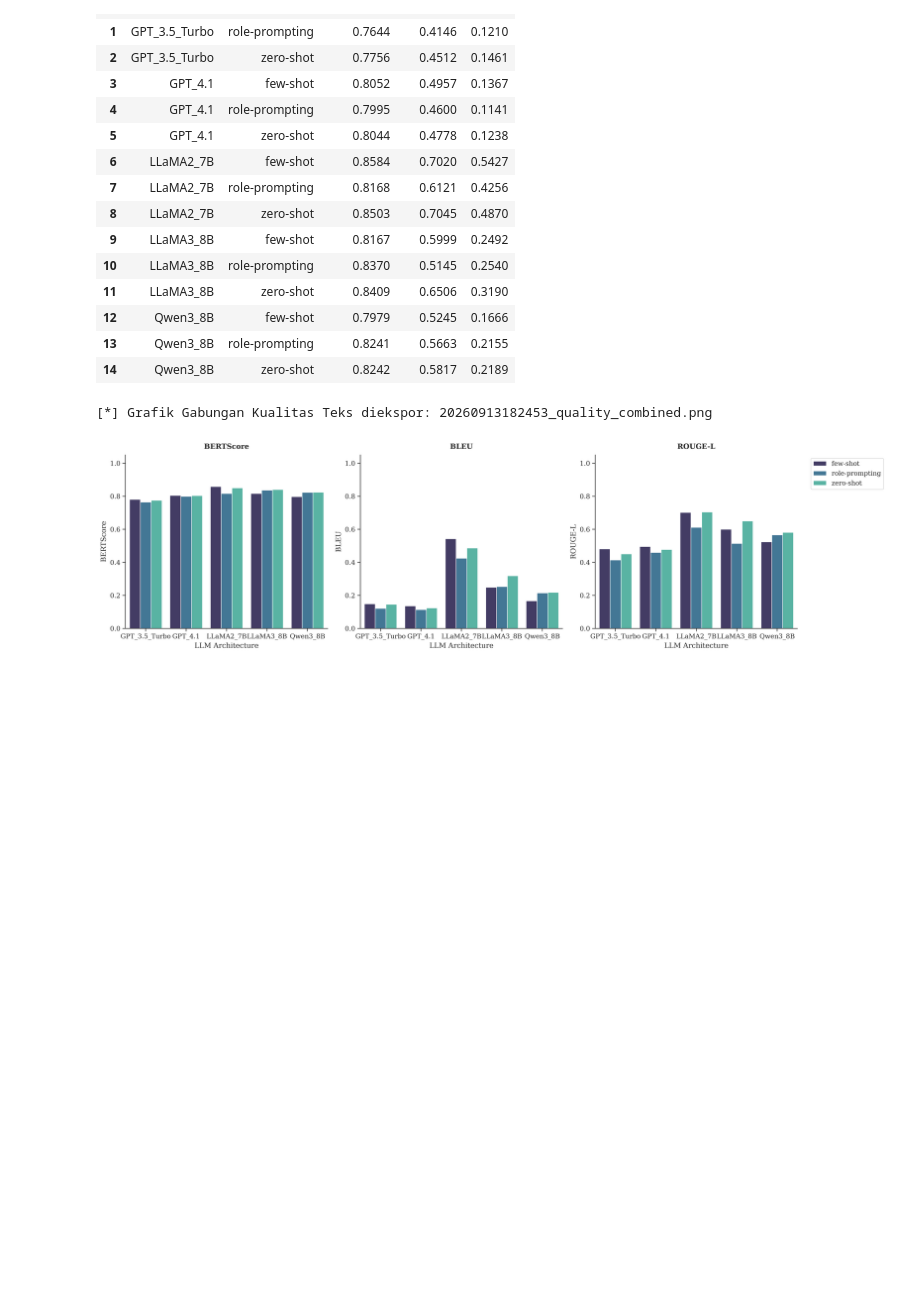
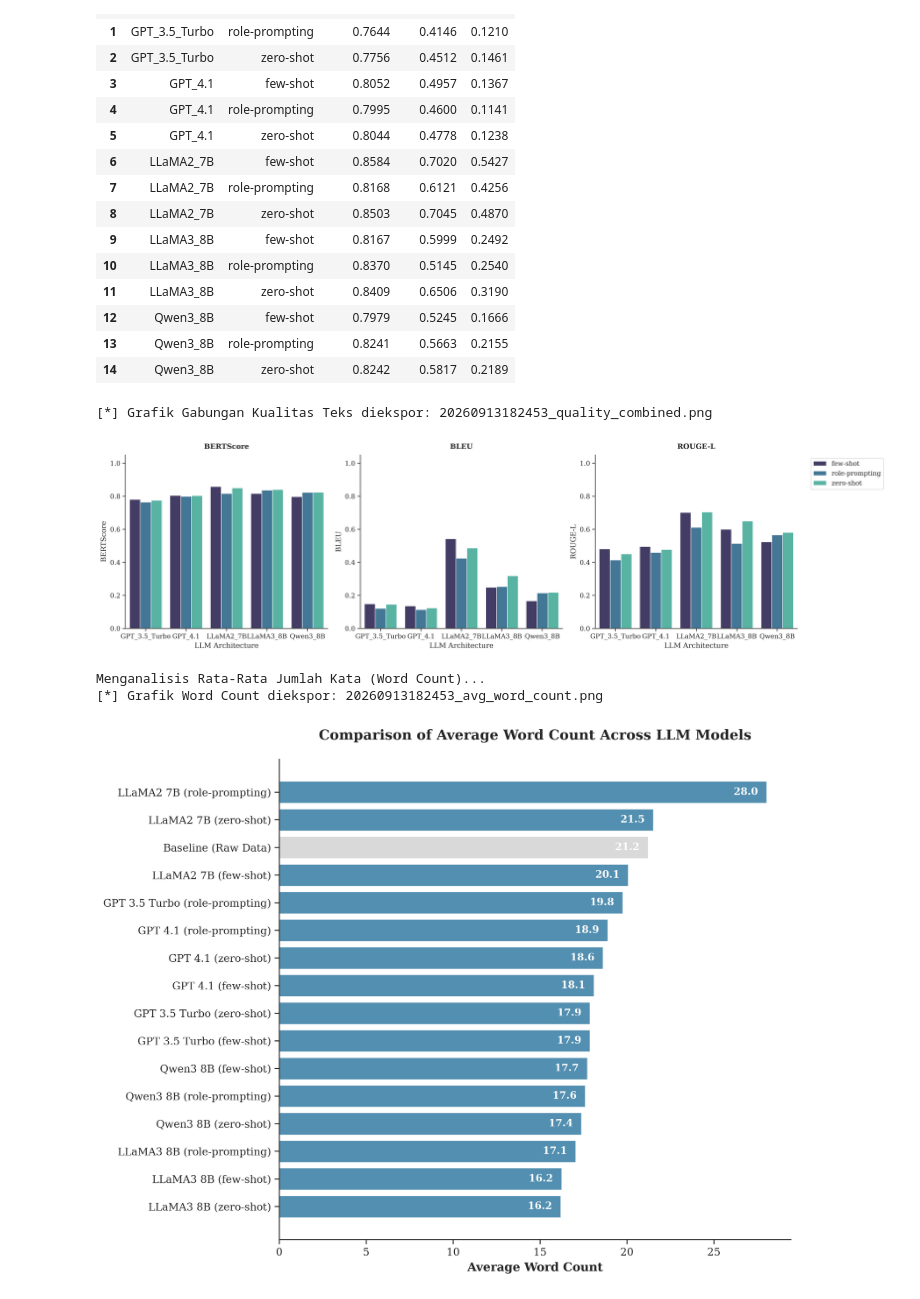
Before and after one commit to farhanhr/llm_generated_dataset, a Jupyter notebook: notebooks/notebooksV2.ipynb, the cells around one changed output. Cells and saved outputs as stored; diff of their text form; code cells hidden in the pictures; blank space fills up the shorter version.

Commit message:
feat: average word count

```diff
--- a/notebooks/notebooksV2.ipynb
+++ b/notebooks/notebooksV2.ipynb
@@ -296,3 +296,57 @@ Memproses Metrik Kualitas Teks (BERTScore, ROUGE-L, BLEU)...
 | 14 | Qwen3_8B | zero-shot | 0.8242 | 0.5817 | 0.2189 |
 [*] Grafik Gabungan Kualitas Teks diekspor: 20260913182453_quality_combined.png
 [figure]
+# %%
+print("Menganalisis Rata-Rata Jumlah Kata (Word Count)...")
+
+word_counts = []
+
+raw_spam = df_raw[df_raw['Kategori'] == 'spam'].copy()
+raw_spam['word_count'] = raw_spam['Pesan'].apply(lambda x: len(str(x).split()))
+base_avg = raw_spam['word_count'].mean()
+word_counts.append({'Model': 'Baseline', 'Teknik': 'Raw Data', 'Avg_Word_Count': base_avg})
+
+SYNTHETIC_DIR = os.path.join("data", "augmented", TIMESTAMP, "synthetic")
+
+for file in glob.glob(os.path.join(SYNTHETIC_DIR, "*.csv")):
+    model_name, technique = parse_model_technique(os.path.basename(file))
+    try:
+        df_syn = pd.read_csv(file)
+        if 'Pesan' in df_syn.columns:
+            df_syn['word_count'] = df_syn['Pesan'].apply(lambda x: len(str(x).split()))
+            avg_wc = df_syn['word_count'].mean()
+            word_counts.append({'Model': model_name, 'Teknik': technique, 'Avg_Word_Count': avg_wc})
+    except Exception as e:
+        print(f"Gagal memproses {file}: {e}")
+
+df_wc = pd.DataFrame(word_counts)
+df_wc = df_wc.sort_values(by='Avg_Word_Count', ascending=False)
+df_wc['Label'] = df_wc.apply(lambda row: f"{row['Model']} ({row['Teknik']})", axis=1)
+
+base_color = sns.color_palette("mako", 1)[0]
+colors = ['#d3d3d3' if 'Baseline' in label else base_color for label in df_wc['Label']]
+
+fig, ax = plt.subplots(figsize=(10, 8))
+bars = ax.barh(df_wc['Label'], df_wc['Avg_Word_Count'], color=colors, alpha=0.85)
+
+ax.set_xlabel('Average Word Count', fontweight='bold', fontsize=12)
+ax.set_title('Comparison of Average Word Count Across LLM Models', fontweight='bold', fontsize=14, pad=20)
+ax.invert_yaxis() # Urutkan dari yang terbanyak di atas
+
+for bar in bars:
+    width = bar.get_width()
+    ax.text(width - 0.5,
+            bar.get_y() + bar.get_height()/2,
+            f'{width:.1f}',
+            ha='right', va='center',
+            fontweight='bold', color='white' if width > 15 else 'black', fontsize=10)
+
+plt.tight_layout()
+plt_filename = f"{TIMESTAMP}_avg_word_count.png"
+plt.savefig(os.path.join(output_fig_dir, plt_filename), bbox_inches='tight', dpi=300)
+print(f"[*] Grafik Word Count diekspor: {plt_filename}")
+plt.show()
+# %% [output]
+Menganalisis Rata-Rata Jumlah Kata (Word Count)...
+[*] Grafik Word Count diekspor: 20260913182453_avg_word_count.png
+[figure, added]
```
